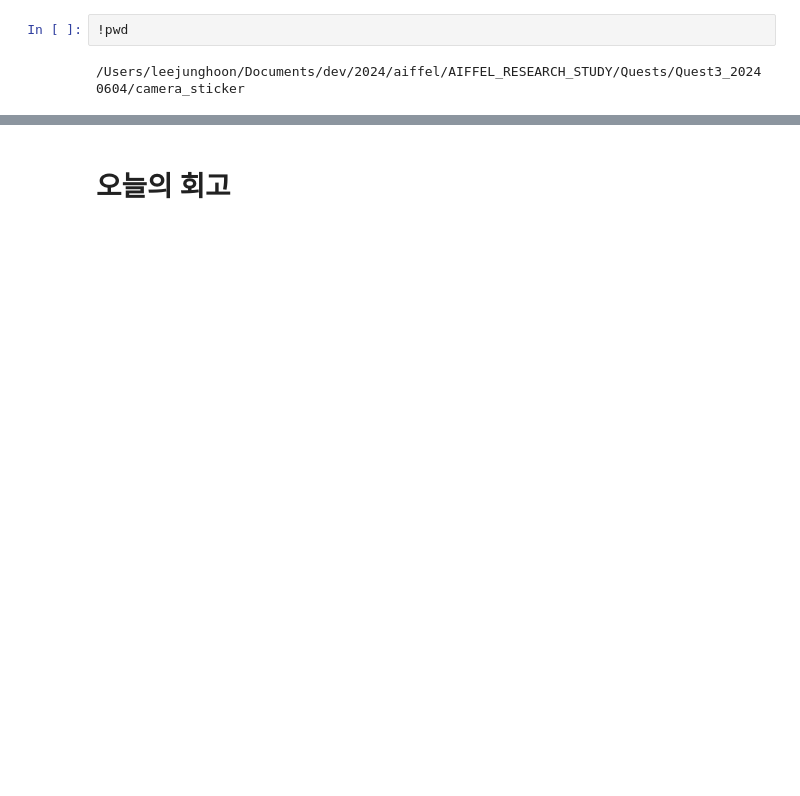
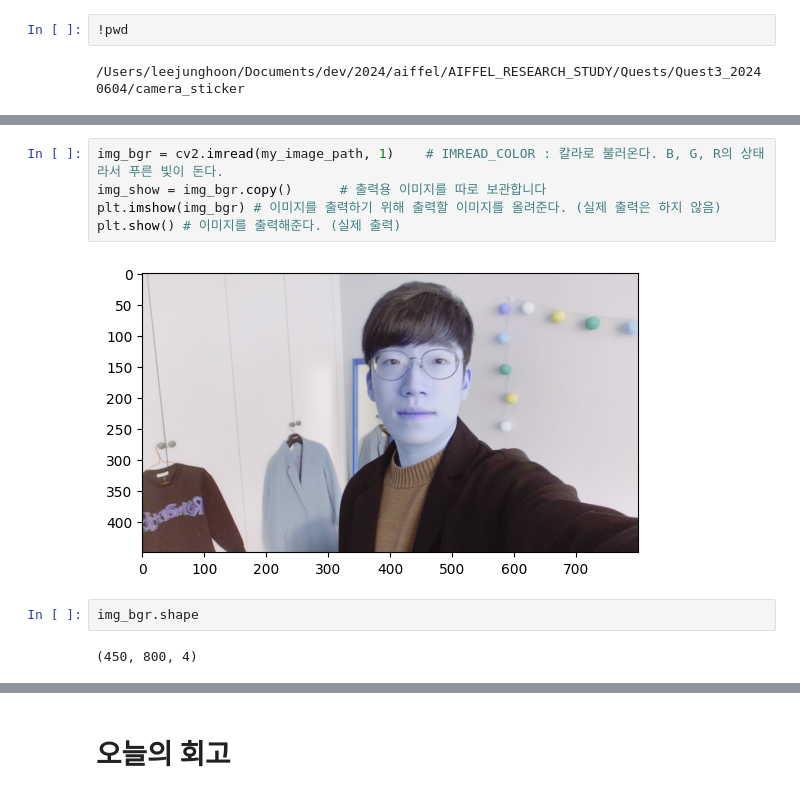
Before and after one commit to coronarita1991/AIFFEL_RESEARCH_STUDY, a Jupyter notebook: Quests/Quest3_20240604/camera_sticker/Camera_app_practice.ipynb, the cells around one changed output, grey strips where cells are left out. Cells and saved outputs as stored; diff of their text form; blank space fills up the shorter version.

```diff
--- a/Quests/Quest3_20240604/camera_sticker/Camera_app_practice.ipynb
+++ b/Quests/Quest3_20240604/camera_sticker/Camera_app_practice.ipynb
@@ -47,0 +79,11 @@ plt.show() # 이미지를 출력해준다. (실제 출력)
+# %%
+img_bgr = cv2.imread(my_image_path, 1)    # IMREAD_COLOR : 칼라로 불러온다. B, G, R의 상태라서 푸른 빛이 돈다.
+img_show = img_bgr.copy()      # 출력용 이미지를 따로 보관합니다
+plt.imshow(img_bgr) # 이미지를 출력하기 위해 출력할 이미지를 올려준다. (실제 출력은 하지 않음)
+plt.show() # 이미지를 출력해준다. (실제 출력)
+# %% [output]
+[figure, added]
+# %%
+img_bgr.shape
+# %% [output]
+(450, 800, 4)
```
Also changed, not shown: parts of 94 cells of this notebook, 1 other file.
